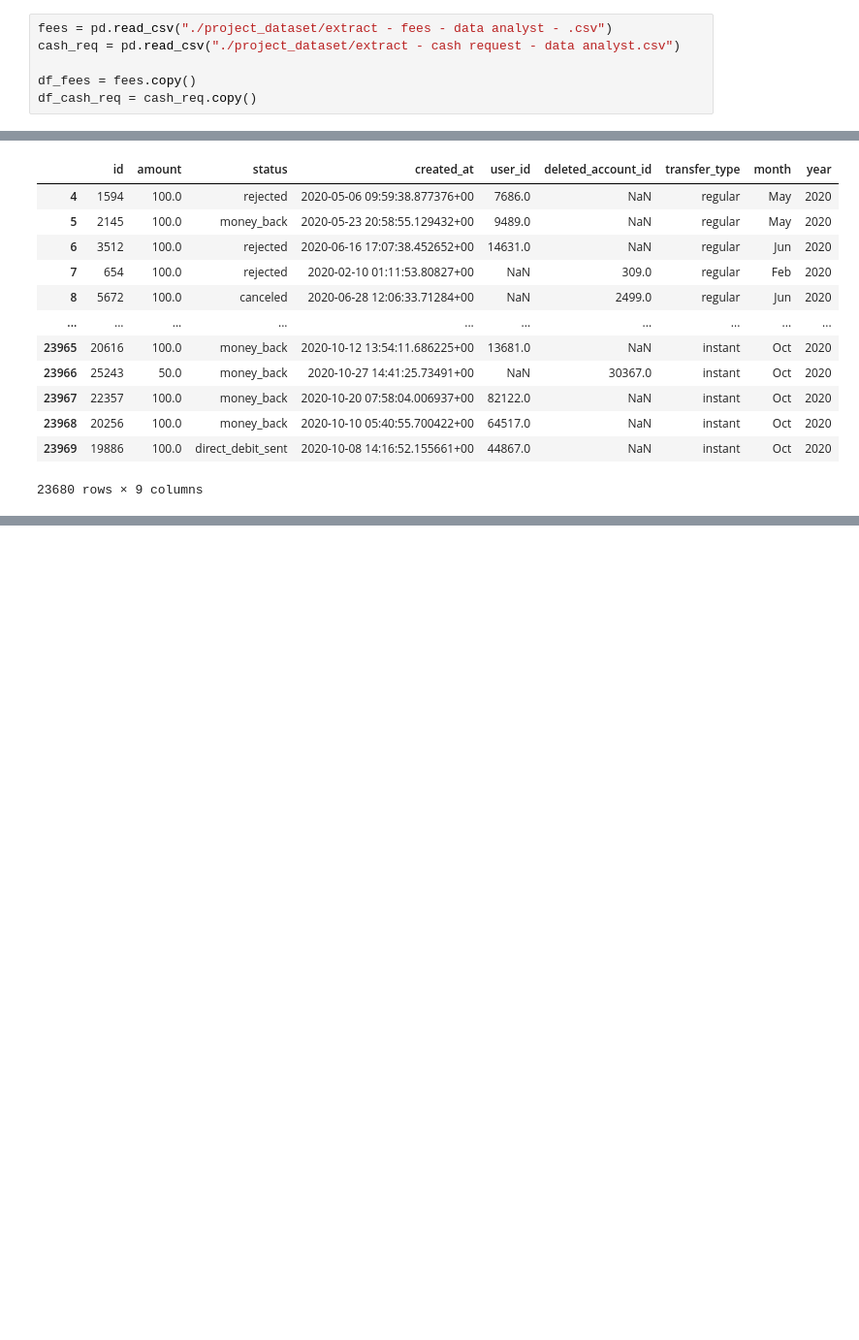
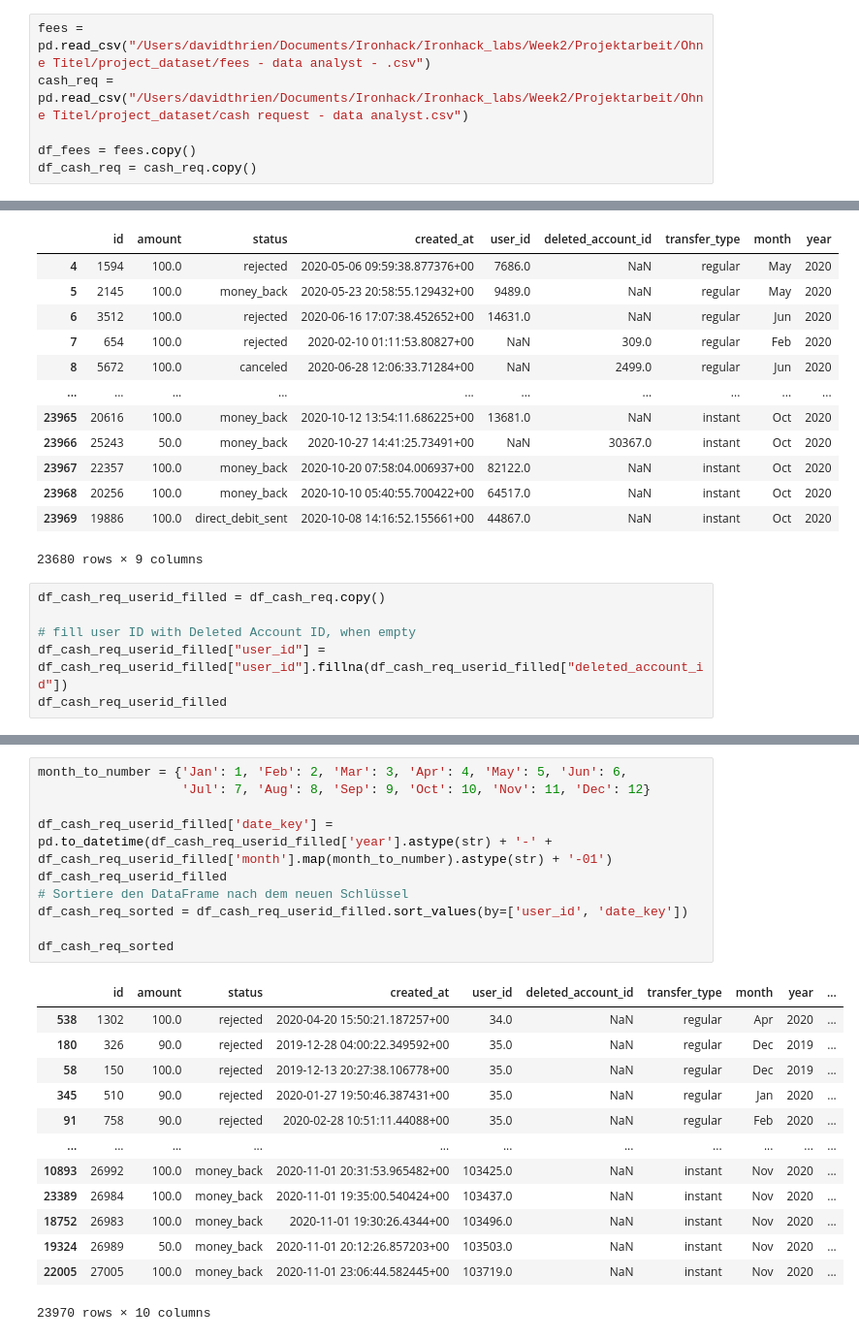
Before and after one commit to abhishek-chattopadhyay/project-1-ironhack-payments-2-en, a Jupyter notebook: code/cash.ipynb, the cells around one changed output, grey strips where cells are left out. Shown at 97% size. Saved outputs shown, nothing was run; the diff lists cells and outputs as text; blank space fills up the shorter version.

Commit message:
Update Davids code into cash

```diff
--- a/code/cash.ipynb
+++ b/code/cash.ipynb
@@ -10,8 +11,8 @@ pd.set_option('display.max_columns', None)
 # %% [markdown]
 # Read data here
 # %%
-fees = pd.read_csv("./project_dataset/extract - fees - data analyst - .csv")
-cash_req = pd.read_csv("./project_dataset/extract - cash request - data analyst.csv")
+fees = pd.read_csv("/Users/davidthrien/Documents/Ironhack/Ironhack_labs/Week2/Projektarbeit/Ohne Titel/project_dataset/fees - data analyst - .csv")
+cash_req = pd.read_csv("/Users/davidthrien/Documents/Ironhack/Ironhack_labs/Week2/Projektarbeit/Ohne Titel/project_dataset/cash request - data analyst.csv")
 
 df_fees = fees.copy()
 df_cash_req = cash_req.copy()
@@ -198,3 +199,9 @@ df_cash_req_2020
 | 23968 | 20256 | 100.0 | money_back | 2020-10-10 05:40:55.700422+00 | 64517.0 | NaN | instant | Oct | 2020 |
 | 23969 | 19886 | 100.0 | direct_debit_sent | 2020-10-08 14:16:52.155661+00 | 44867.0 | NaN | instant | Oct | 2020 |
 23680 rows × 9 columns
+# %%
+df_cash_req_userid_filled = df_cash_req.copy()
+
+# fill user ID with Deleted Account ID, when empty
+df_cash_req_userid_filled["user_id"] = df_cash_req_userid_filled["user_id"].fillna(df_cash_req_userid_filled["deleted_account_id"])
+df_cash_req_userid_filled
@@ -200,0 +264,24 @@ df_cash_req_2020
+# %%
+month_to_number = {'Jan': 1, 'Feb': 2, 'Mar': 3, 'Apr': 4, 'May': 5, 'Jun': 6,
+                   'Jul': 7, 'Aug': 8, 'Sep': 9, 'Oct': 10, 'Nov': 11, 'Dec': 12}
+
+df_cash_req_userid_filled['date_key'] = pd.to_datetime(df_cash_req_userid_filled['year'].astype(str) + '-' + df_cash_req_userid_filled['month'].map(month_to_number).astype(str) + '-01')
+df_cash_req_userid_filled
+# Sortiere den DataFrame nach dem neuen Schlüssel
+df_cash_req_sorted = df_cash_req_userid_filled.sort_values(by=['user_id', 'date_key'])
+
+df_cash_req_sorted
+# %% [output]
+|  | id | amount | status | created_at | user_id | deleted_account_id | transfer_type | month | year | ... |
+| 538 | 1302 | 100.0 | rejected | 2020-04-20 15:50:21.187257+00 | 34.0 | NaN | regular | Apr | 2020 | ... |
+| 180 | 326 | 90.0 | rejected | 2019-12-28 04:00:22.349592+00 | 35.0 | NaN | regular | Dec | 2019 | ... |
+| 58 | 150 | 100.0 | rejected | 2019-12-13 20:27:38.106778+00 | 35.0 | NaN | regular | Dec | 2019 | ... |
+| 345 | 510 | 90.0 | rejected | 2020-01-27 19:50:46.387431+00 | 35.0 | NaN | regular | Jan | 2020 | ... |
+| 91 | 758 | 90.0 | rejected | 2020-02-28 10:51:11.44088+00 | 35.0 | NaN | regular | Feb | 2020 | ... |
+| ... | ... | ... | ... | ... | ... | ... | ... | ... | ... | ... |
+| 10893 | 26992 | 100.0 | money_back | 2020-11-01 20:31:53.965482+00 | 103425.0 | NaN | instant | Nov | 2020 | ... |
+| 23389 | 26984 | 100.0 | money_back | 2020-11-01 19:35:00.540424+00 | 103437.0 | NaN | instant | Nov | 2020 | ... |
+| 18752 | 26983 | 100.0 | money_back | 2020-11-01 19:30:26.4344+00 | 103496.0 | NaN | instant | Nov | 2020 | ... |
+| 19324 | 26989 | 50.0 | money_back | 2020-11-01 20:12:26.857203+00 | 103503.0 | NaN | instant | Nov | 2020 | ... |
+| 22005 | 27005 | 100.0 | money_back | 2020-11-01 23:06:44.582445+00 | 103719.0 | NaN | instant | Nov | 2020 | ... |
+23970 rows × 10 columns
```
Also changed, not shown: parts of 13 cells of this notebook.
